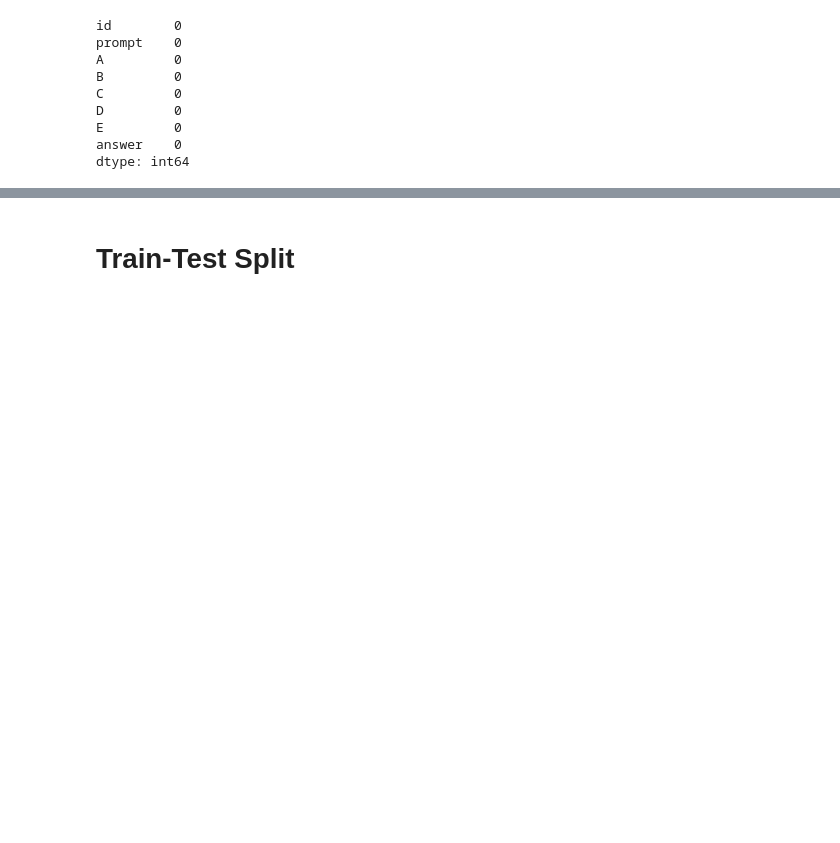
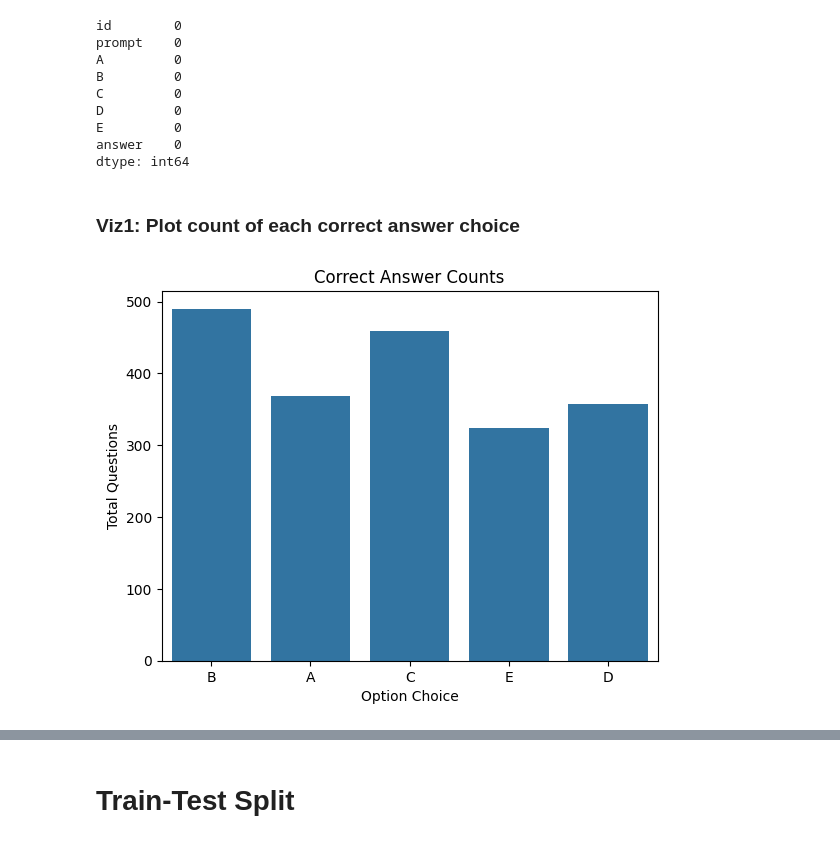
Before and after one commit to pranay-aggarwal/Smart-MCQ-Solver, a Jupyter notebook: kaggle_notebook.ipynb, the cells around one changed output, grey strips where cells are left out. Cells and saved outputs as stored; diff of their text form; code cells hidden in the pictures; blank space fills up the shorter version.

```diff
--- a/kaggle_notebook.ipynb
+++ b/kaggle_notebook.ipynb
@@ -117,3 +109,16 @@ D         0
 E         0
 answer    0
 dtype: int64
+# %% [markdown]
+### Viz1: Plot count of each correct answer choice
+# %%
+import matplotlib.pyplot as plt
+import seaborn as sns
+
+sns.countplot(x="answer", data=train_df)
+plt.title("Correct Answer Counts")
+plt.xlabel("Option Choice")
+plt.ylabel("Total Questions")
+plt.show()
+# %% [output]
+[figure, added]
```
Also changed, not shown: parts of 7 cells of this notebook.
